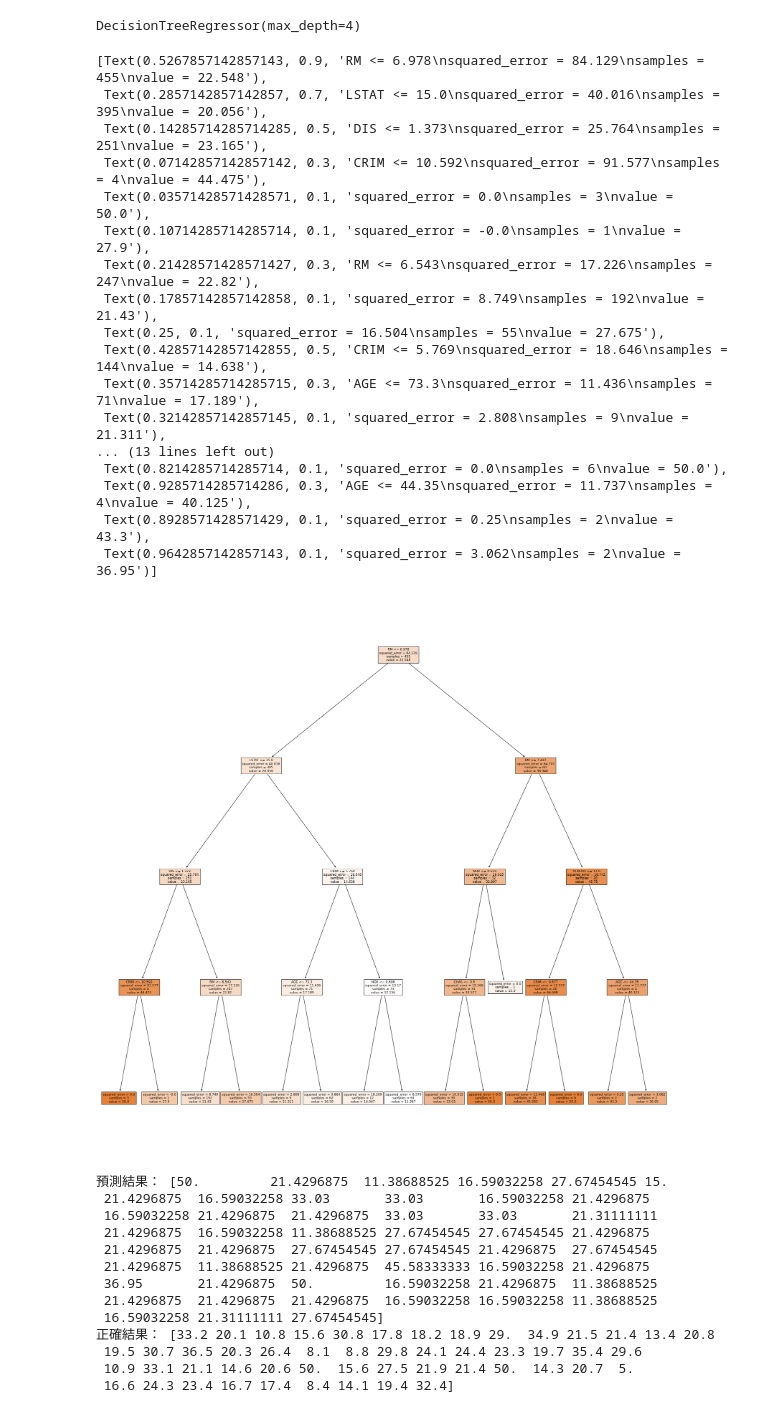
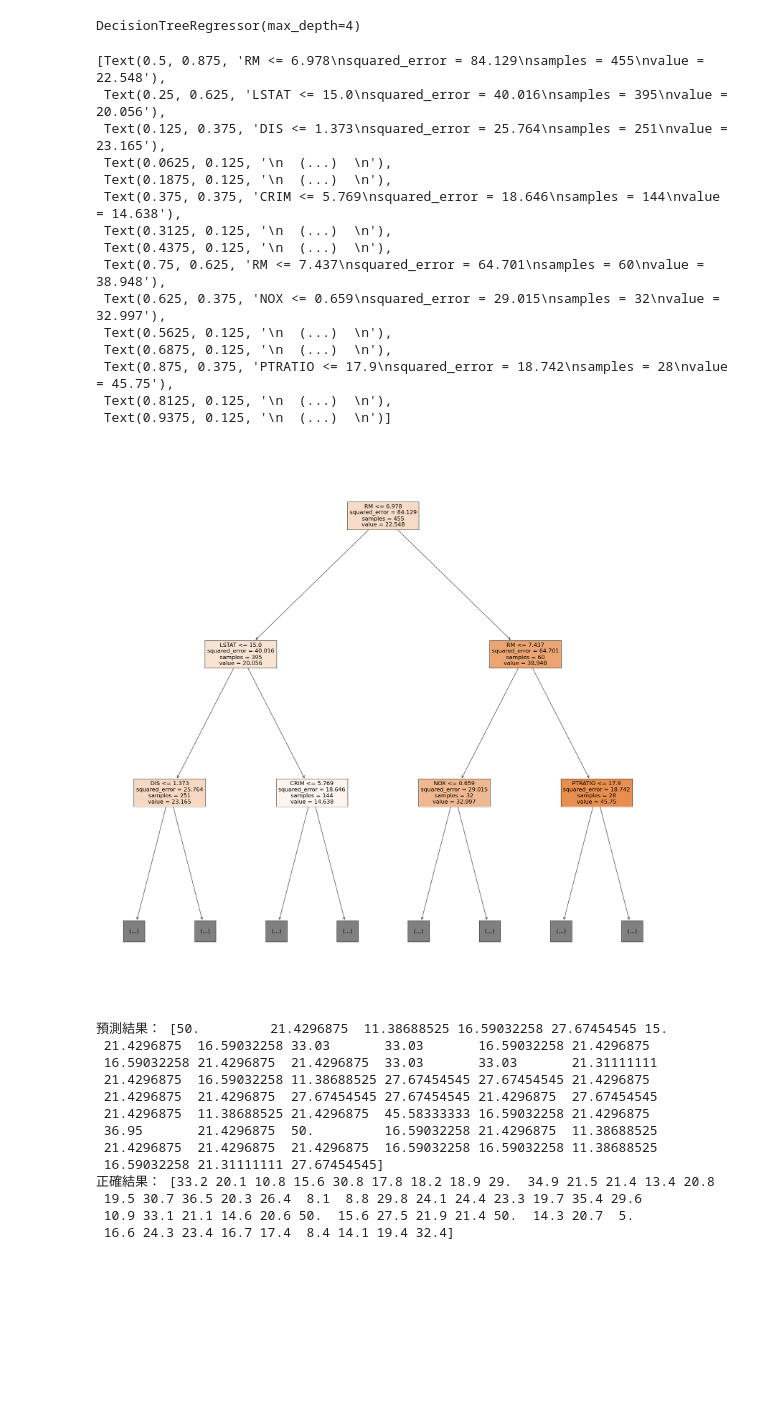
Before and after one commit to changcw2022/AI_ML, a Jupyter notebook: regression_boston.ipynb, the cells around one changed output. Drawn from its saved outputs; the diff is of its cells as text; code cells hidden in the pictures; blank space fills up the shorter version.

```diff
--- a/regression_boston.ipynb
+++ b/regression_boston.ipynb
@@ -85,30 +85,31 @@ DecisionTreeRegressor(max_depth=4)
 # %%
 # 先畫出成果
 import matplotlib.pyplot as plt
 from sklearn.tree import plot_tree
 plt.figure(figsize=(30, 30))
 plot_tree(reg,
           feature_names=boston['feature_names'],
+          max_depth=2,
           filled=True)
+
+# 有錢人在意坪數，中產階級在意周遭環境，窮人在意犯罪率
 # %% [output]
-[Text(0.5267857142857143, 0.9, 'RM <= 6.978\nsquared_error = 84.129\nsamples = 455\nvalue = 22.548'),
- Text(0.2857142857142857, 0.7, 'LSTAT <= 15.0\nsquared_error = 40.016\nsamples = 395\nvalue = 20.056'),
- Text(0.14285714285714285, 0.5, 'DIS <= 1.373\nsquared_error = 25.764\nsamples = 251\nvalue = 23.165'),
- Text(0.07142857142857142, 0.3, 'CRIM <= 10.592\nsquared_error = 91.577\nsamples = 4\nvalue = 44.475'),
- Text(0.03571428571428571, 0.1, 'squared_error = 0.0\nsamples = 3\nvalue = 50.0'),
- Text(0.10714285714285714, 0.1, 'squared_error = -0.0\nsamples = 1\nvalue = 27.9'),
- Text(0.21428571428571427, 0.3, 'RM <= 6.543\nsquared_error = 17.226\nsamples = 247\nvalue = 22.82'),
- Text(0.17857142857142858, 0.1, 'squared_error = 8.749\nsamples = 192\nvalue = 21.43'),
- Text(0.25, 0.1, 'squared_error = 16.504\nsamples = 55\nvalue = 27.675'),
- Text(0.42857142857142855, 0.5, 'CRIM <= 5.769\nsquared_error = 18.646\nsamples = 144\nvalue = 14.638'),
- Text(0.35714285714285715, 0.3, 'AGE <= 73.3\nsquared_error = 11.436\nsamples = 71\nvalue = 17.189'),
- Text(0.32142857142857145, 0.1, 'squared_error = 2.808\nsamples = 9\nvalue = 21.311'),
-... (13 lines left out)
- Text(0.8214285714285714, 0.1, 'squared_error = 0.0\nsamples = 6\nvalue = 50.0'),
- Text(0.9285714285714286, 0.3, 'AGE <= 44.35\nsquared_error = 11.737\nsamples = 4\nvalue = 40.125'),
- Text(0.8928571428571429, 0.1, 'squared_error = 0.25\nsamples = 2\nvalue = 43.3'),
- Text(0.9642857142857143, 0.1, 'squared_error = 3.062\nsamples = 2\nvalue = 36.95')]
+[Text(0.5, 0.875, 'RM <= 6.978\nsquared_error = 84.129\nsamples = 455\nvalue = 22.548'),
+ Text(0.25, 0.625, 'LSTAT <= 15.0\nsquared_error = 40.016\nsamples = 395\nvalue = 20.056'),
+ Text(0.125, 0.375, 'DIS <= 1.373\nsquared_error = 25.764\nsamples = 251\nvalue = 23.165'),
+ Text(0.0625, 0.125, '\n  (...)  \n'),
+ Text(0.1875, 0.125, '\n  (...)  \n'),
+ Text(0.375, 0.375, 'CRIM <= 5.769\nsquared_error = 18.646\nsamples = 144\nvalue = 14.638'),
+ Text(0.3125, 0.125, '\n  (...)  \n'),
+ Text(0.4375, 0.125, '\n  (...)  \n'),
+ Text(0.75, 0.625, 'RM <= 7.437\nsquared_error = 64.701\nsamples = 60\nvalue = 38.948'),
+ Text(0.625, 0.375, 'NOX <= 0.659\nsquared_error = 29.015\nsamples = 32\nvalue = 32.997'),
+ Text(0.5625, 0.125, '\n  (...)  \n'),
+ Text(0.6875, 0.125, '\n  (...)  \n'),
+ Text(0.875, 0.375, 'PTRATIO <= 17.9\nsquared_error = 18.742\nsamples = 28\nvalue = 45.75'),
+ Text(0.8125, 0.125, '\n  (...)  \n'),
+ Text(0.9375, 0.125, '\n  (...)  \n')]
-[figure, old version]
+[figure, new version]
 # %%
 # 測試模型
 pre = reg.predict(x_test)
```
